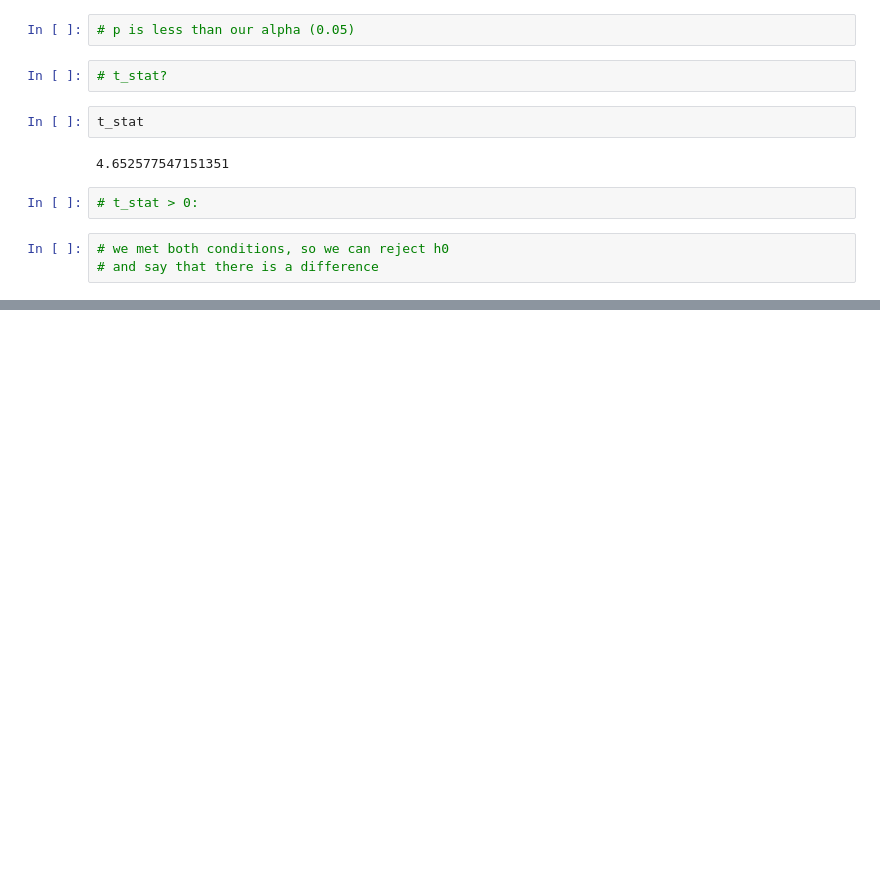
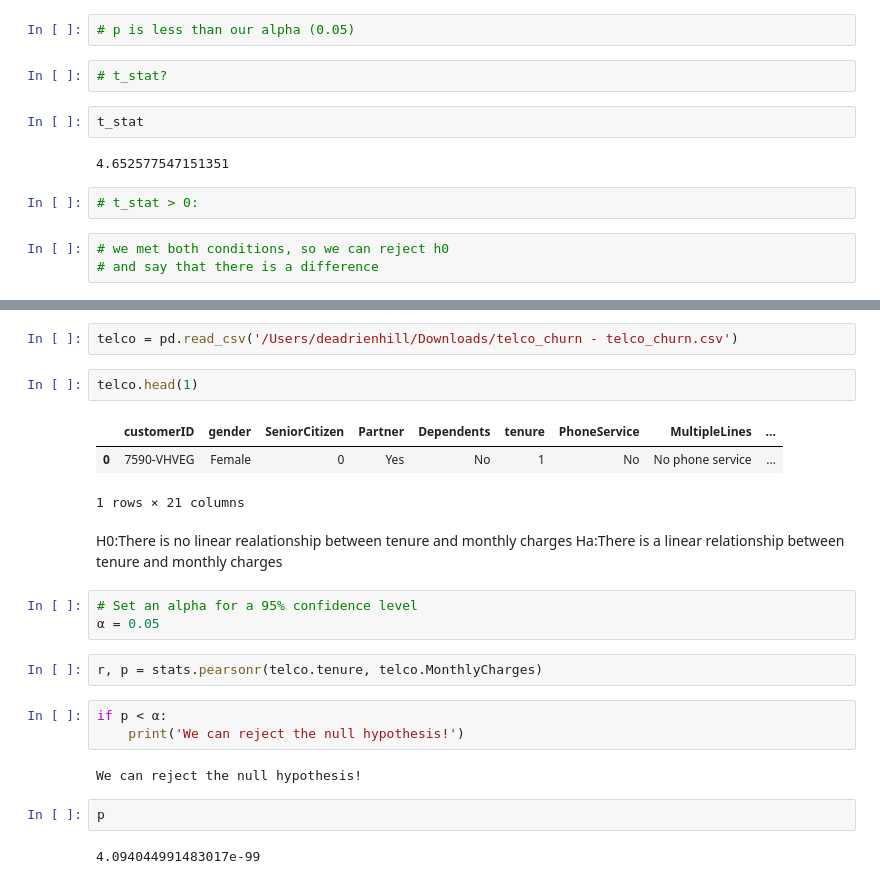
Before and after one commit to DHILL2123/statistics-exercises, a Jupyter notebook: hypothesis_testing.ipynb, the cells around one changed output, grey strips where cells are left out. Saved outputs shown, nothing was run; the diff lists cells and outputs as text; blank space fills up the shorter version.

```diff
--- a/hypothesis_testing.ipynb
+++ b/hypothesis_testing.ipynb
@@ -290,0 +353,25 @@ t_stat
+# %%
+telco = pd.read_csv('/Users/deadrienhill/Downloads/telco_churn - telco_churn.csv')
+# %%
+telco.head(1)
+# %% [output]
+|  | customerID | gender | SeniorCitizen | Partner | Dependents | tenure | PhoneService | MultipleLines | ... |
+| 0 | 7590-VHVEG | Female | 0 | Yes | No | 1 | No | No phone service | ... |
+1 rows × 21 columns
+# %% [markdown]
+H0:There is no linear realationship between tenure and monthly charges
+Ha:There is a linear relationship between tenure and monthly charges
+# %%
+# Set an alpha for a 95% confidence level
+α = 0.05
+# %%
+r, p = stats.pearsonr(telco.tenure, telco.MonthlyCharges)
+# %%
+if p < α:
+    print('We can reject the null hypothesis!')
+# %% [output]
+We can reject the null hypothesis!
+# %%
+p
+# %% [output]
+4.094044991483017e-99
```
Also changed, not shown: parts of 76 cells of this notebook, 1 other file.
